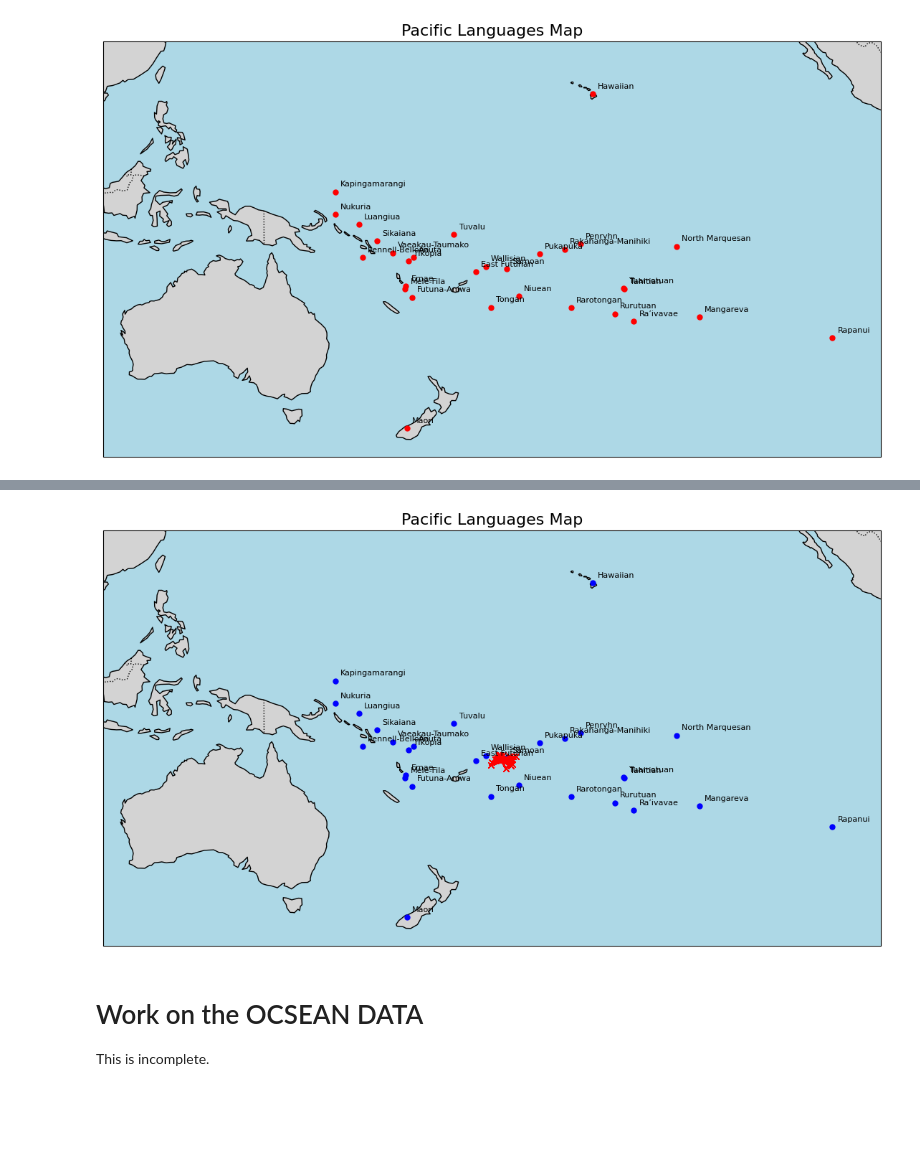
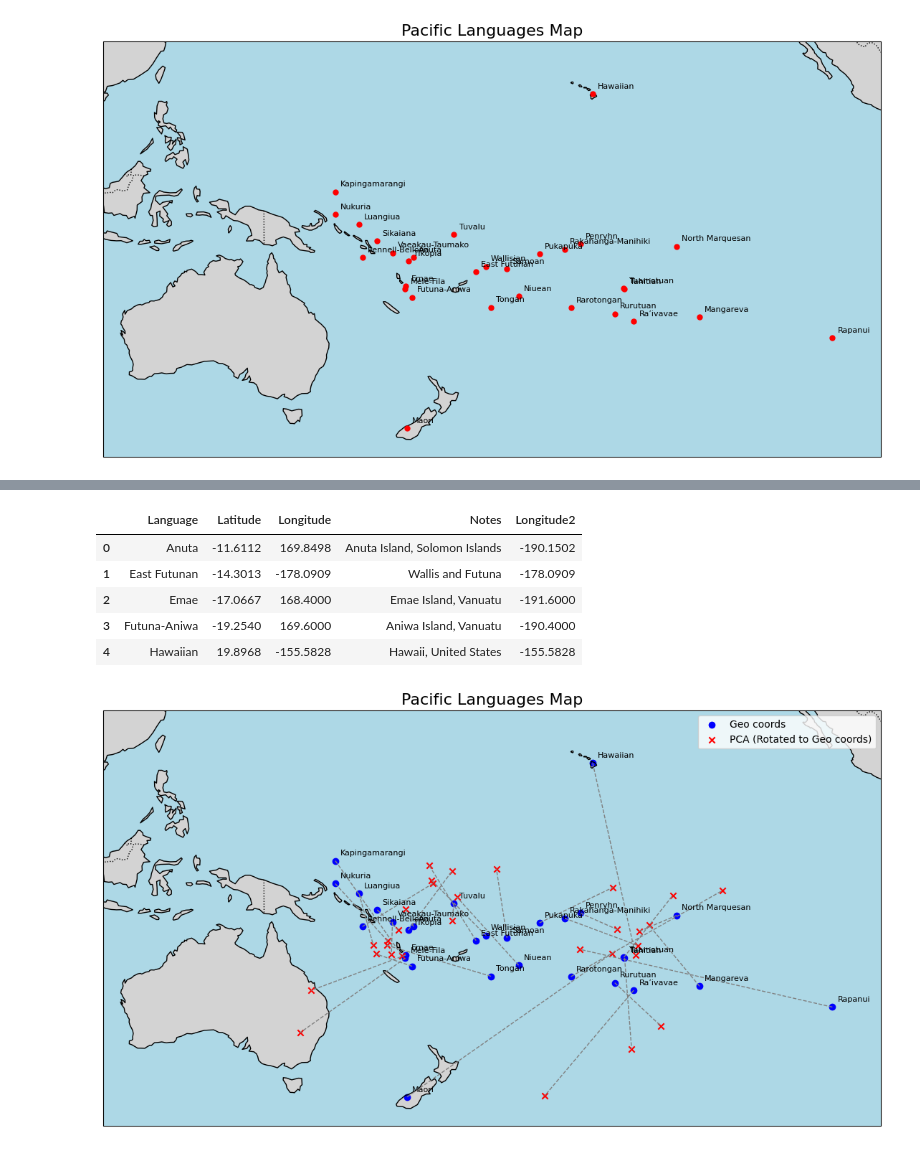
Before and after one commit to danjlawson/ocseanworkshop2025, a Jupyter notebook: lingpy_polynesian_example.ipynb, the cells around one changed output, grey strips where cells are left out. Cells and saved outputs as stored; diff of their text form; code cells hidden in the pictures; blank space fills up the shorter version.

```diff
--- a/lingpy_polynesian_example.ipynb
+++ b/lingpy_polynesian_example.ipynb
@@ -582,3 +612,12 @@ plt.show()
+# %%
+polynesia_geo.head()
+# %% [output]
+|  | Language | Latitude | Longitude | Notes | Longitude2 |
+| 0 | Anuta | -11.6112 | 169.8498 | Anuta Island, Solomon Islands | -190.1502 |
+| 1 | East Futunan | -14.3013 | -178.0909 | Wallis and Futuna | -178.0909 |
+| 2 | Emae | -17.0667 | 168.4000 | Emae Island, Vanuatu | -191.6000 |
+| 3 | Futuna-Aniwa | -19.2540 | 169.6000 | Aniwa Island, Vanuatu | -190.4000 |
+| 4 | Hawaiian | 19.8968 | -155.5828 | Hawaii, United States | -155.5828 |
 # %%
 import matplotlib.pyplot as plt
 import cartopy.crs as ccrs
@@ -598,17 +637,20 @@ ax.add_feature(cfeature.OCEAN, facecolor='lightblue')
 ax.add_feature(cfeature.COASTLINE)
 ax.add_feature(cfeature.BORDERS, linestyle=':')
 
+plt.scatter(mtx1_original_scale[:,0], mtx1_original_scale[:,1], c='blue', marker='o', label='Geo coords',transform=ccrs.PlateCarree())
+plt.scatter(mtx2_original_scale[:,0], mtx2_original_scale[:,1], c='red', marker='x', label='PCA (Rotated to Geo coords)',transform=ccrs.PlateCarree())
+
 # Plot each language point and label it
 for idx, row in polynesia_geo.iterrows():
-    ax.plot(row['Longitude2'], row['Latitude'], 'o', color='blue', markersize=5, transform=ccrs.PlateCarree())
     ax.text(row['Longitude2'] + 1, row['Latitude'] + 1, row['Language'], fontsize=8, transform=ccrs.PlateCarree())
-    plt.plot(mtx2_original_scale[:, 0], mtx2_original_scale[:, 1], c='red', marker='x', label='PCA (Rotated to Geo coords)',transform=ccrs.PlateCarree())
 
+for i in range(len(geo_points)):
+    plt.plot(
+        [mtx1_original_scale[i, 0], mtx2_original_scale[i, 0]],
+        [mtx1_original_scale[i, 1], mtx2_original_scale[i, 1]],
+        c='gray', linestyle='--', linewidth=1,  transform=ccrs.PlateCarree())
 plt.title("Pacific Languages Map", fontsize=16)
+plt.legend()
 plt.show()
 # %% [output]
-[figure, old version]
+[figure, new version]
-# %% [markdown]
-# Work on the OCSEAN DATA
-
-This is incomplete.
```
Also changed, not shown: parts of 10 cells of this notebook.
